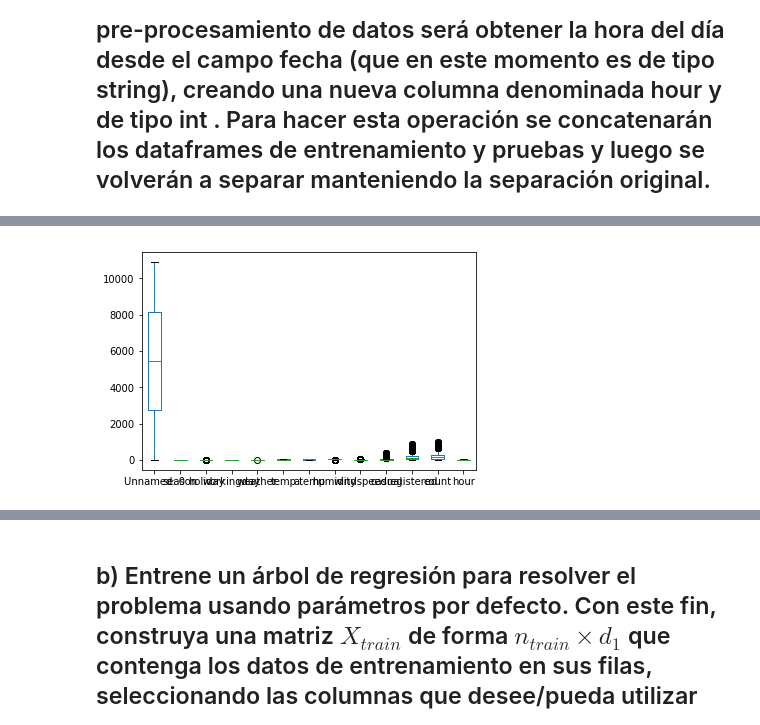
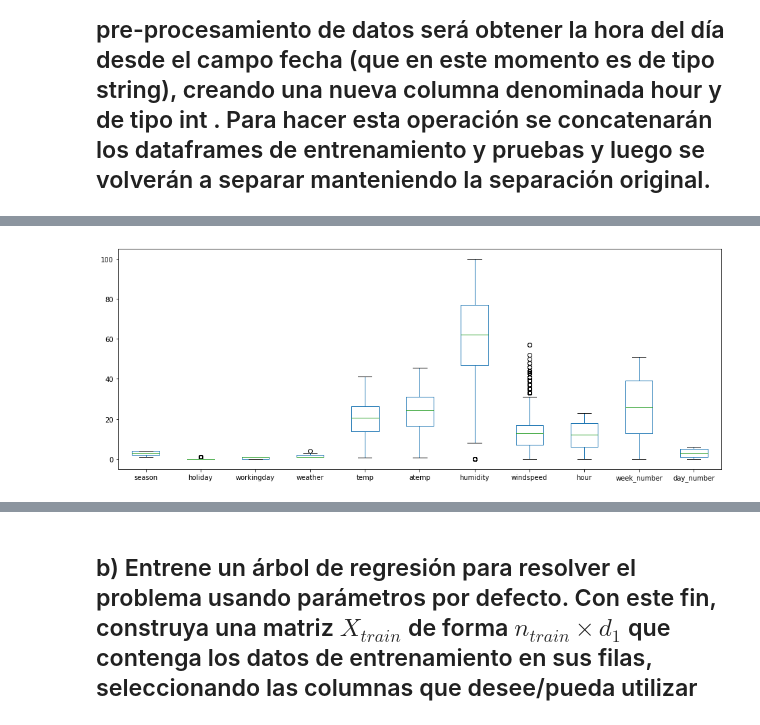
Before and after one commit to Caimapo/MachineLearning2017-02, a Jupyter notebook: Tarea 3/Parte 2.ipynb, the cells around one changed output, grey strips where cells are left out. Cells and saved outputs as stored; diff of their text form; code cells hidden in the pictures.

```diff
--- a/Tarea 3/Parte 2.ipynb
+++ b/Tarea 3/Parte 2.ipynb
@@ -93,0 +63,10 @@ memory usage: 1.2+ MB
+# %%
+df['day_number'] = pd.to_datetime(df['datetime']).dt.dayofweek
+df['day_number'] = pd.to_numeric(df['day_number'])
+# %%
+df['week_number'] = pd.to_datetime(df['datetime']).apply(lambda x: x.strftime('%W'))
+df['week_number'] = pd.to_numeric(df['week_number'])
+# %%
+x_columns = ['season', 'holiday', 'workingday', 'weather','temp', 'atemp', 'humidity',
+             'windspeed', 'hour', 'week_number', 'day_number']
+df_[x_columns].head()
@@ -94,7 +104,7 @@ memory usage: 1.2+ MB
 # %%
-df.plot.box()
+df[x_columns].plot.box(figsize=(16, 6))
 plt.show()
 # %% [output]
-[figure, old version]
+[figure, new version]
 # %%
 from pandas.plotting import scatter_matrix
```
Also changed, not shown: parts of 12 cells of this notebook.
